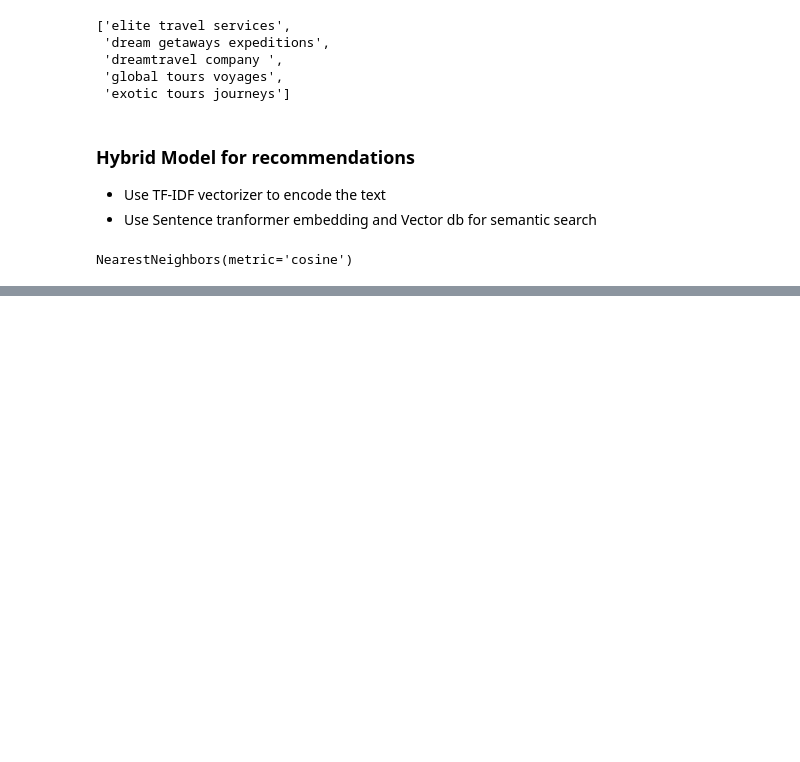
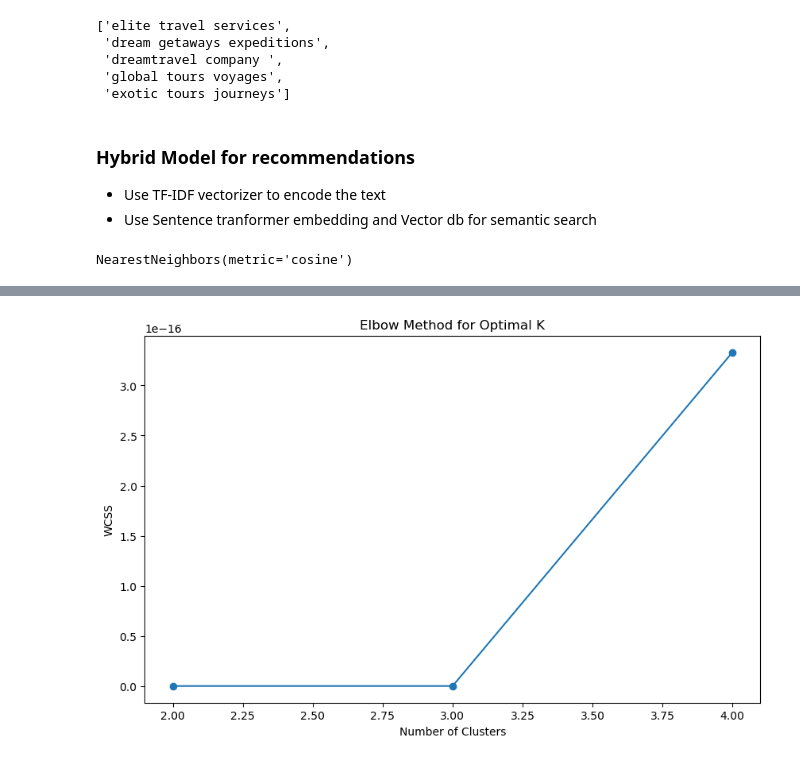
Before and after one commit to piyushnishantedu/ITE-data-sciene-assignment, a Jupyter notebook: code/matching_model/recommend_exhibitors_by_answers.ipynb, the cells around one changed output, grey strips where cells are left out. Saved outputs shown, nothing was run; the diff lists cells and outputs as text; code cells hidden in the pictures; blank space fills up the shorter version.

```diff
--- a/code/matching_model/recommend_exhibitors_by_answers.ipynb
+++ b/code/matching_model/recommend_exhibitors_by_answers.ipynb
@@ -208,0 +228,8 @@ hybrid_recommendation("To source products and services")
+# %%
+visitor_tfidf = tfidf.fit_transform(visitor_df_final["answer"])
+exhibitor_tfidf = tfidf.transform(exhibitor_cat_name)
+# %%
+param = {'n_components': [3, 5, 7, 10]}
+grid_search_cv = GridSearchCV(LatentDirichletAllocation(random_state=42), param, cv=3)
+grid_search_cv.fit(visitor_tfidf)
+best_lda = grid_search_cv.best_estimator_
@@ -208,0 +295,29 @@ hybrid_recommendation("To source products and services")
+# %%
+# Get the number of samples
+num_samples_data = visitor_tfidf.shape[0]
+
+# Define maximum possible clusters
+max_clusters = min(10, num_samples_data)  # Ensure clusters do not exceed samples
+
+# Elbow Method
+wcss = []
+for i in range(2, max_clusters):
+    kmeans = KMeans(n_clusters=i, random_state=42)
+    kmeans.fit(visitor_tfidf)
+    wcss.append(kmeans.inertia_)
+
+plt.figure(figsize=(10,6))
+plt.plot(range(2, max_clusters), wcss, marker='o')
+plt.xlabel("Number of Clusters")
+plt.ylabel("WCSS")
+plt.title("Elbow Method for Optimal K")
+plt.show()
+
+# Determine optimal_k safely
+optimal_k = min(4, num_samples)  # Ensure it does not exceed sample count
+
+# Apply K-Means Clustering
+kmeans = KMeans(n_clusters=optimal_k, random_state=42)
+visitor_df_final['Cluster'] = kmeans.fit_predict(visitor_tfidf)
+# %% [output]
+[figure, added]
```
Also changed, not shown: parts of 9 cells of this notebook.
